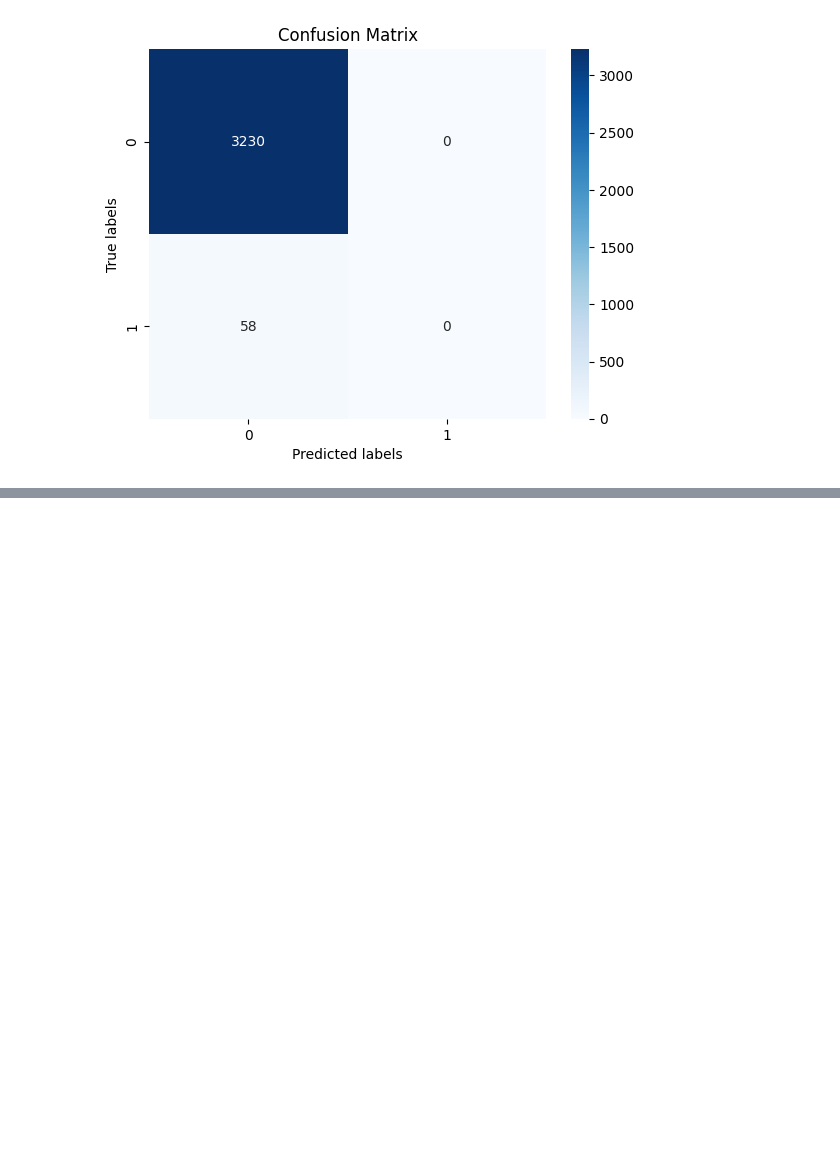
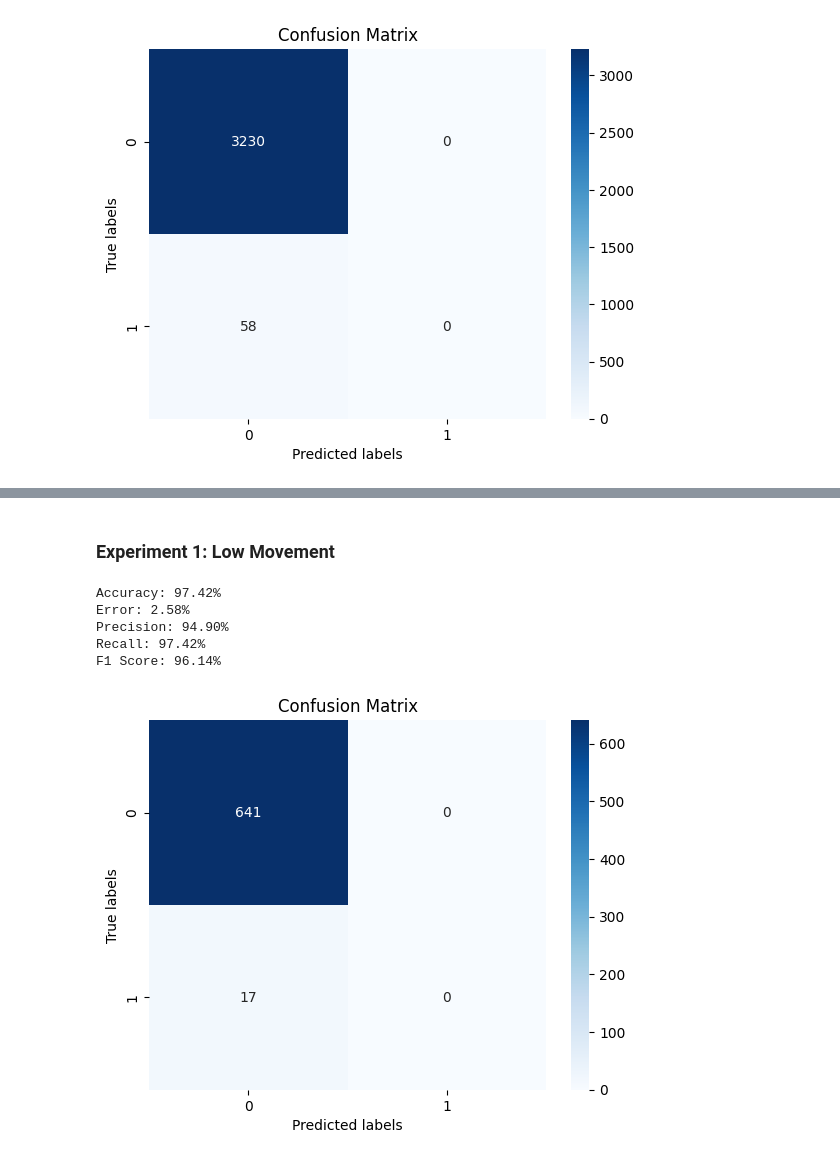
Before and after one commit to jeffmur/fhe-video-similarity, a Jupyter notebook: results/Supervised_Learning.ipynb, the cells around one changed output, grey strips where cells are left out. Saved outputs shown, nothing was run; the diff lists cells and outputs as text; code cells hidden in the pictures; blank space fills up the shorter version.

```diff
--- a/results/Supervised_Learning.ipynb
+++ b/results/Supervised_Learning.ipynb
@@ -222,0 +210,12 @@ F1 Score: 97.36%
+# %% [markdown]
+### Experiment 1: Low Movement
+# %%
+y_test, y_pred, y_pred_proba =  train_test_ann(dir_to_df('2_fov/1_office/flex_train_similarity_scores')).values()
+confusionMatrix(y_test, y_pred)
+# %% [output]
+Accuracy: 97.42%
+Error: 2.58%
+Precision: 94.90%
+Recall: 97.42%
+F1 Score: 96.14%
+[figure, added]
```
Also changed, not shown: parts of 30 cells of this notebook, 39 other files.
